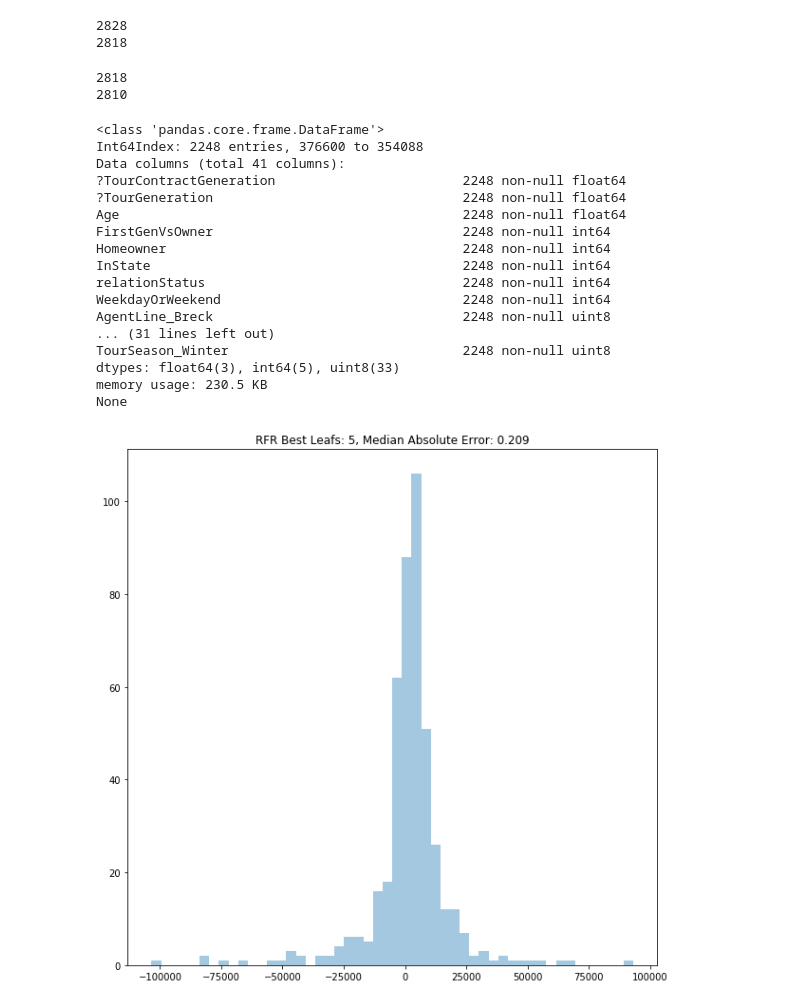
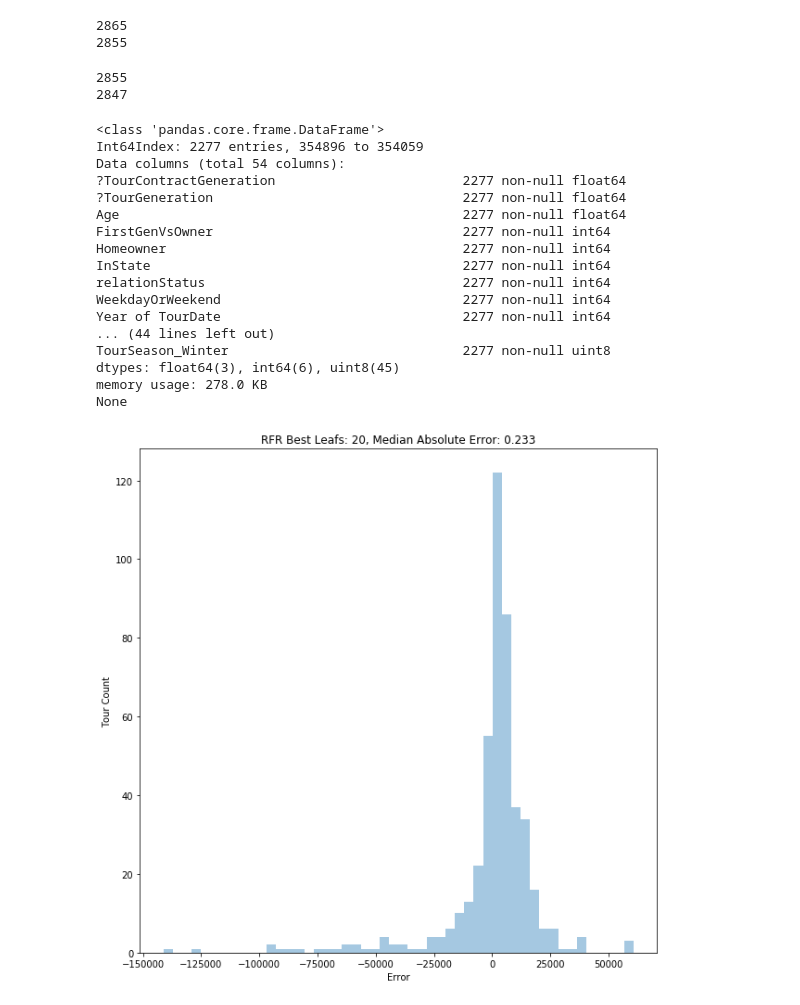
Before and after one commit to zcblack/Springboard, a Jupyter notebook: Capstone2/MachineLearningRegression.ipynb, the cells around one changed output. Cells and saved outputs as stored; diff of their text form; code cells hidden in the pictures.

```diff
--- a/Capstone2/MachineLearningRegression.ipynb
+++ b/Capstone2/MachineLearningRegression.ipynb
@@ -19,30 +29,22 @@ df= df.set_index('TourID_dimension')
 
 # create dictionary to change binary categorical output variable to an integer
 dic = {'Sale':1,'No Sale':0}
-
 dic1 = {'Yes':1,'No':0}
-
 dic2 = {'In State':1,'Out of State':0}
-
 dic3 = {'Owner':1,'1st Gen':0}
-
 dic4 = {'Couple':1,'Single':0}
-
 dic5 = {'Weekday':0, 'Weekend':1}
-
+dic6 = {2017:0, 2018:1}
 
 # convert binary categorical output variable to integer values ) and 1
 df['ResultOfTour']=df['ResultOfTour'].replace(dic)
+df['Homeowner']=df['Homeowner'].replace(dic1)
+df['InState']=df['InState'].replace(dic2)
+df['FirstGenVsOwner']=df['FirstGenVsOwner'].replace(dic3)
+df['relationStatus']=df['relationStatus'].replace(dic4)
+df['WeekdayOrWeekend']=df['WeekdayOrWeekend'].replace(dic5)
+df['Year of TourDate']=df['Year of TourDate'].replace(dic6)
 
-df['Homeowner']=df['Homeowner'].replace(dic1)
-
-df['InState']=df['InState'].replace(dic2)
-
-df['FirstGenVsOwner']=df['FirstGenVsOwner'].replace(dic3)
-
-df['relationStatus']=df['relationStatus'].replace(dic4)
-
-df['WeekdayOrWeekend']=df['WeekdayOrWeekend'].replace(dic5)
 
 df = df[df['ResultOfTour']==1]
 
@@ -75,8 +77,8 @@ df = df.loc[df['NetVolumePlusNonGoodVolume'] >= (pL)]
 df['NetVolumePlusNonGoodVolume'] = np.power(df['NetVolumePlusNonGoodVolume'],2)
 print(len(df))
 # %% [output]
-2828
-2818
+2865
+2855
 # %%
 print(len(df))
 pU, pL = np.percentile(df['Age'], [99.85 ,0.15])
@@ -84,17 +86,15 @@ df = df.loc[df['Age'] <= (pU)]
 df = df.loc[df['Age'] >= (pL)]
 print(len(df))
 # %% [output]
-2818
-2810
+2855
+2847
 # %%
-from sklearn.linear_model import LinearRegression
-from sklearn import metrics
-from sklearn.model_selection import train_test_split
-from sklearn.preprocessing import StandardScaler
+
+
 
 dfX = df.drop(['ResultOfTour', 'NetVolumePlusNonGoodVolume'], axis = 1)
 
-dfX = pd.get_dummies(dfX, prefix=['AgentLine', 'BookingWindow', 'HHIncomeRanges', 'Programs (Budget)','TourSeason'])
+dfX = pd.get_dummies(dfX, prefix=['AgentLine', 'BookingWindow', 'HHIncomeRanges','Month of TourDate', 'Programs (Budget)','TourSeason'])
 
 scaler1 = StandardScaler()
 scaler1.fit(dfX[['Age']])
@@ -127,62 +127,58 @@ dfY1 = y_train
 print(dfX1.info())
 # %% [output]
 <class 'pandas.core.frame.DataFrame'>
-Int64Index: 2248 entries, 376600 to 354088
-Data columns (total 41 columns):
-?TourContractGeneration                        2248 non-null float64
-?TourGeneration                                2248 non-null float64
-Age                                            2248 non-null float64
-FirstGenVsOwner                                2248 non-null int64
-Homeowner                                      2248 non-null int64
-InState                                        2248 non-null int64
-relationStatus                                 2248 non-null int64
-WeekdayOrWeekend                               2248 non-null int64
-AgentLine_Breck                                2248 non-null uint8
-... (31 lines left out)
-TourSeason_Winter                              2248 non-null uint8
-dtypes: float64(3), int64(5), uint8(33)
-memory usage: 230.5 KB
+Int64Index: 2277 entries, 354896 to 354059
+Data columns (total 54 columns):
+?TourContractGeneration                        2277 non-null float64
+?TourGeneration                                2277 non-null float64
+Age                                            2277 non-null float64
+FirstGenVsOwner                                2277 non-null int64
+Homeowner                                      2277 non-null int64
+InState                                        2277 non-null int64
+relationStatus                                 2277 non-null int64
+WeekdayOrWeekend                               2277 non-null int64
+Year of TourDate                               2277 non-null int64
+... (44 lines left out)
+TourSeason_Winter                              2277 non-null uint8
+dtypes: float64(3), int64(6), uint8(45)
+memory usage: 278.0 KB
 None
 # %%
-from sklearn.ensemble import RandomForestRegressor
-from sklearn.model_selection import KFold
-from sklearn.metrics import mean_squared_error
-from sklearn.metrics import median_absolute_error
-from sklearn.metrics import r2_score
-
 #change  figure size
 mpl.rcParams['figure.figsize'] = (10,10)
 
 bestLRFR =0
 bestR2RFR=1
 bestFIRFR = []
 bestDiffRFR = []
 i=0
 #make cross validation of K values and kfold
 Ls = [1,5,10,20,40]
 np.random.shuffle(Ls)
 kf = KFold(5, random_state= 0)
 
 
 for train, test in kf.split(dfX1,dfY1):
     rfr = RandomForestRegressor(n_estimators=1000,min_samples_leaf=Ls[i])
     rfr.fit(dfX1.iloc[train.tolist()],dfY1.iloc[train.tolist()])
     preds = rfr.predict(dfX1.iloc[test.tolist()])
     score = median_absolute_error(dfY1.iloc[test.tolist()], preds)
     if score < bestR2RFR:
         bestR2RFR = score
         bestLRFR = Ls[i]
         bestFIRFR = rfr.feature_importances_
         bestDiffRFR = scaler4.inverse_transform(preds ) - scaler4.inverse_transform(dfY1.iloc[test.tolist()] )
     i += 1
 
 
 
 sns.distplot(bestDiffRFR, kde=False)
+plt.ylabel('Tour Count')
+plt.xlabel('Error')
 plt.title('RFR Best Leafs: ' + str(bestLRFR)+ ', Median Absolute Error: '+ str(round(bestR2RFR,3)))
 plt.show()
 # %% [output]
-[figure, old version]
+[figure, new version]
 # %%
 from sklearn.svm import SVR
 
```
Also changed, not shown: parts of 11 cells of this notebook, 2 other files.
